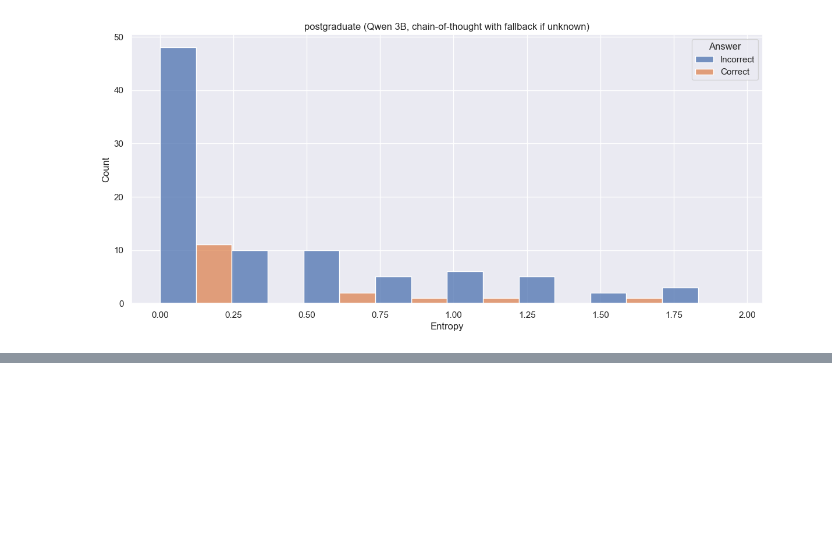
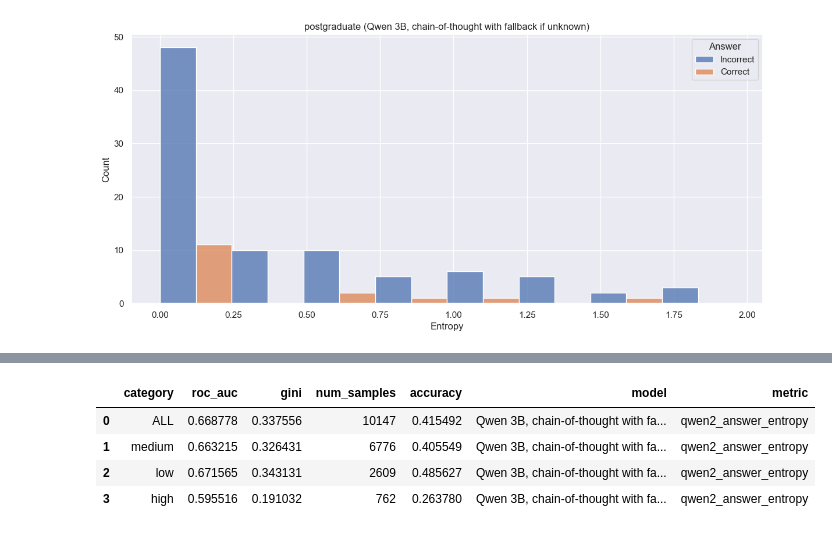
Before and after one commit to aigoncharov/complexity-aware-fine-tuning, a Jupyter notebook: src/analysis/cot_entropy.py/qwe_3b_w_fallback_mmlu.ipynb, the cells around one changed output, grey strips where cells are left out. Saved outputs shown, nothing was run; the diff lists cells and outputs as text; code cells hidden in the pictures; blank space fills up the shorter version.

```diff
--- a/src/analysis/cot_entropy.py/qwe_3b_w_fallback_mmlu.ipynb
+++ b/src/analysis/cot_entropy.py/qwe_3b_w_fallback_mmlu.ipynb
@@ -219,0 +238,17 @@ roc_auc_res
+# %%
+from reasoning_fine_tune.analysis.roc_auc import calculate_roc_auc_by_category
+
+roc_auc_res = calculate_roc_auc_by_category(
+    mmlu_entropy_df_with_masj_reasoning,
+    category_col="masj_num_reasoning_steps",
+    model_answer_correct_col="qwen2_ans_correct",
+    score_col="qwen2_answer_entropy",
+    model_name=model_title,
+)
+roc_auc_res
+# %% [output]
+|  | category | roc_auc | gini | num_samples | accuracy | model | metric |
+| 0 | ALL | 0.668778 | 0.337556 | 10147 | 0.415492 | Qwen 3B, chain-of-thought with fa... | qwen2_answer_entropy |
+| 1 | medium | 0.663215 | 0.326431 | 6776 | 0.405549 | Qwen 3B, chain-of-thought with fa... | qwen2_answer_entropy |
+| 2 | low | 0.671565 | 0.343131 | 2609 | 0.485627 | Qwen 3B, chain-of-thought with fa... | qwen2_answer_entropy |
+| 3 | high | 0.595516 | 0.191032 | 762 | 0.263780 | Qwen 3B, chain-of-thought with fa... | qwen2_answer_entropy |
```
Also changed, not shown: parts of 6 cells of this notebook, 9 other files.
